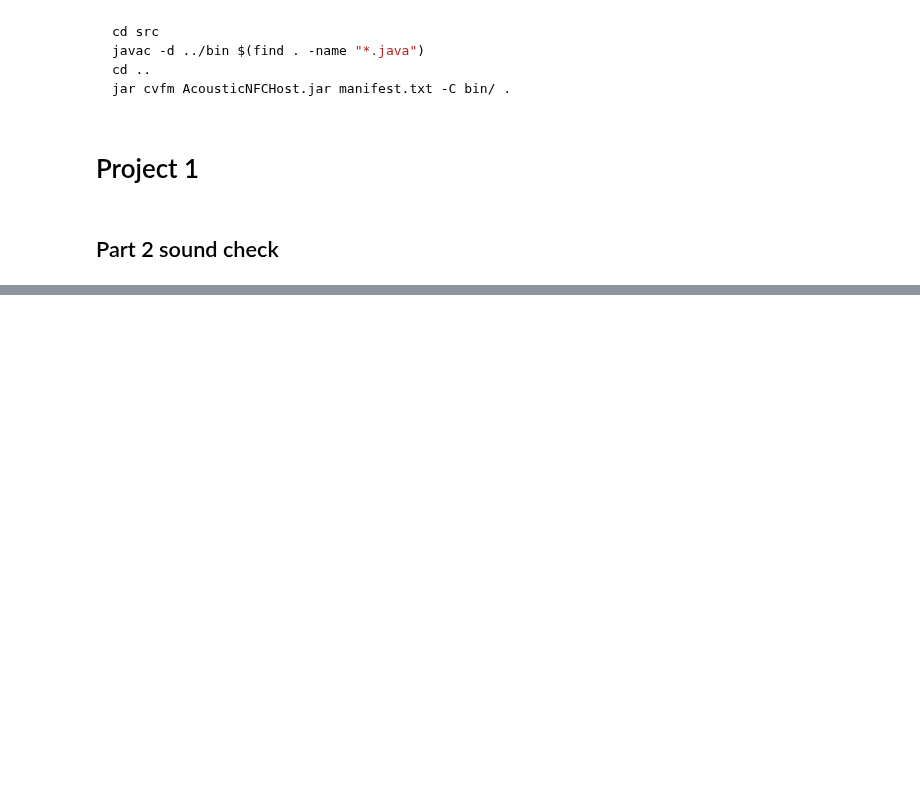
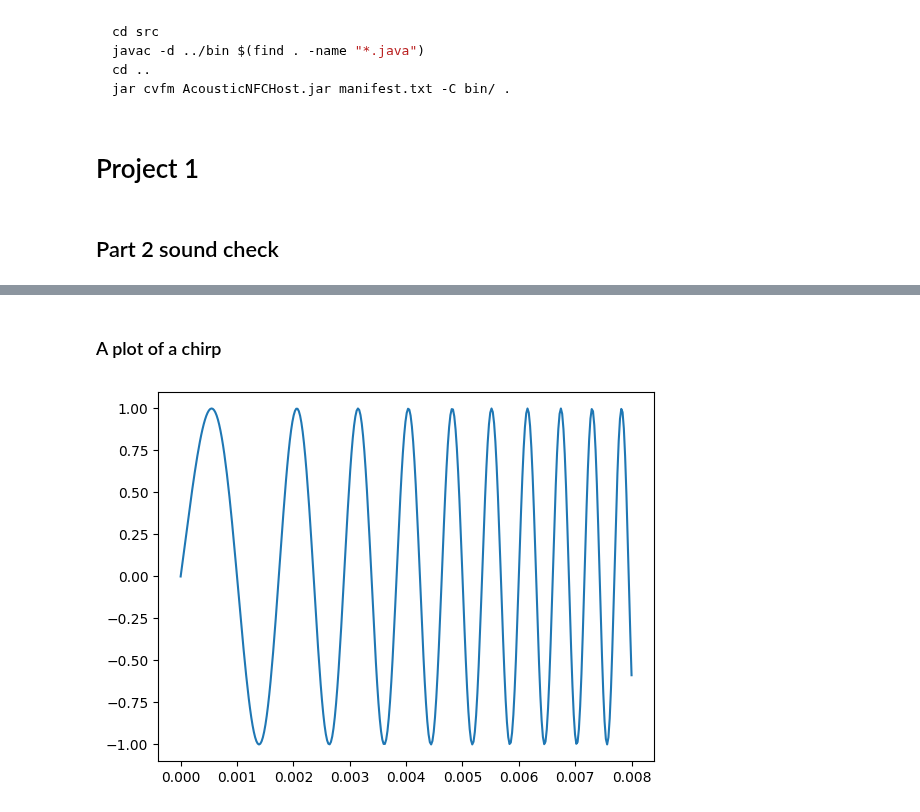
Before and after one commit to Mysterious-Mus/AcousticNFC, a Jupyter notebook: notes.ipynb, the cells around one changed output, grey strips where cells are left out. Cells and saved outputs as stored; diff of their text form; code cells hidden in the pictures; blank space fills up the shorter version.

```diff
--- a/notes.ipynb
+++ b/notes.ipynb
@@ -90,0 +130,19 @@ play(combined_tones)
+# %% [markdown]
+### A plot of a chirp
+# %%
+import numpy as np
+import matplotlib.pyplot as plt
+
+# Parameters
+f1 = 400
+f2 = 2000
+T = 0.008
+fs = 44100
+t = np.linspace(0, T, (int)(fs * T))
+# Generate chirp
+y = np.sin(2 * np.pi * (f1 *t + (f2 - f1) / (2 * T) * t**2))
+# Display result
+plt.plot(t, y)
+plt.show()
+# %% [output]
+[figure, added]
```
Also changed, not shown: parts of 2 cells of this notebook, 3 other files.
